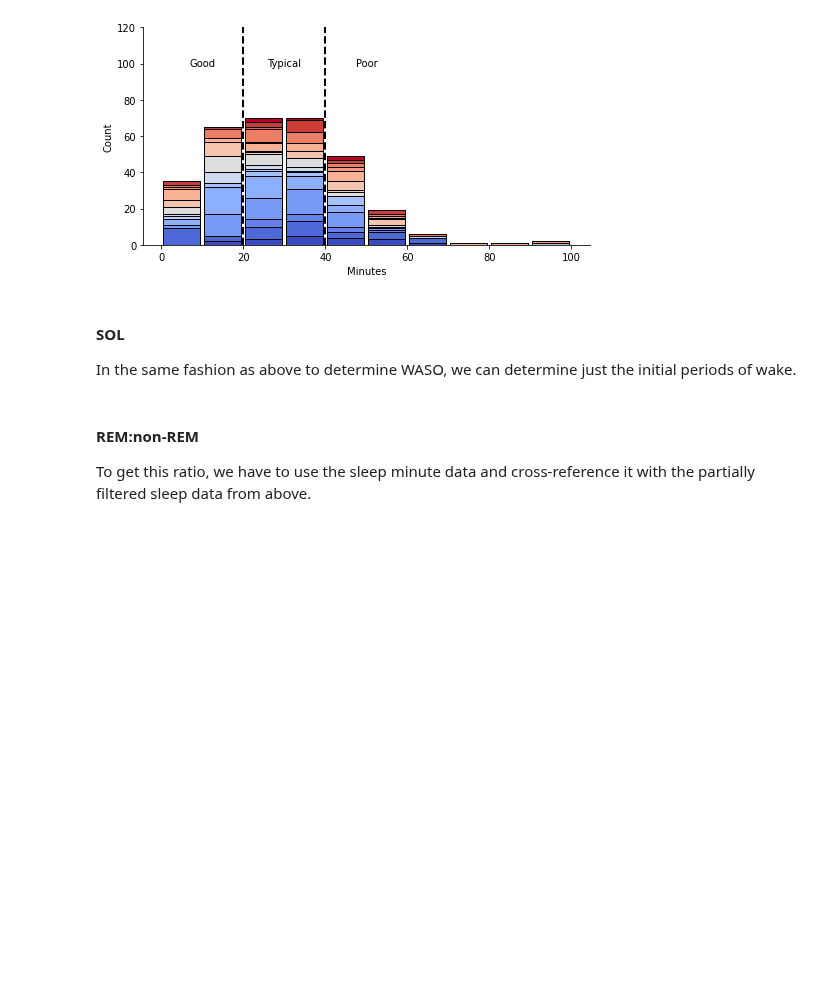
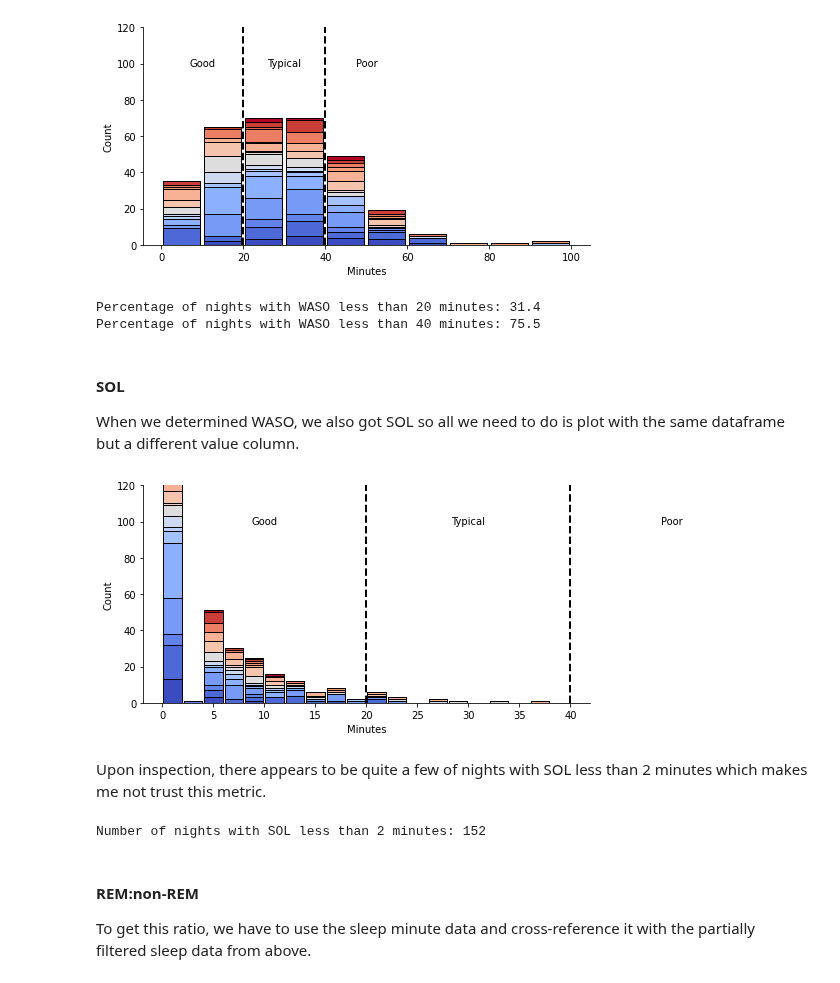
Before and after one commit to intelligent-environments-lab/utx000, a Jupyter notebook: notebooks/4.2.1-hef-fitbit-summary.ipynb, the cells around one changed output. Saved outputs shown, nothing was run; the diff lists cells and outputs as text; code cells hidden in the pictures; blank space fills up the shorter version.

Commit message:
updated sleep metric figures

```diff
--- a/notebooks/4.2.1-hef-fitbit-summary.ipynb
+++ b/notebooks/4.2.1-hef-fitbit-summary.ipynb
@@ -563,17 +578,17 @@ def get_waso(df, by_var='beiwe'):
 # %% [markdown]
 Now we get that WASO information and cross reference the nights with the partially filtered data so that we are only including the 318 nights for analysis.
 # %%
-waso_df = get_waso(sleep_stages)
-partial_waso_df = pd.DataFrame() # dataframe to hold the relevant sleep data
+sleep_metric_df = get_waso_and_sol(sleep_stages)
+partial_sleep_metric_df = pd.DataFrame() # dataframe to hold the relevant sleep data
 # looping through partially filtered data and merging dataframes on common start times
 for pt in partial_sleep_df['beiwe'].unique():
     partial_sleep_pt = partial_sleep_df[partial_sleep_df['beiwe'] == pt]
-    waso_pt = waso_df[waso_df['beiwe'] == pt]
-    waso_pt.drop(['beiwe'],axis=1,inplace=True)
+    sm_pt = sleep_metric_df[sleep_metric_df['beiwe'] == pt]
+    sm_pt.drop(['beiwe'],axis=1,inplace=True)
 
-    partial_waso_df = partial_waso_df.append(pd.merge(left=partial_sleep_pt,right=waso_pt,left_on='dateOfSleep',right_on='night',how='inner'))
+    partial_sleep_metric_df = partial_sleep_metric_df.append(pd.merge(left=partial_sleep_pt,right=sm_pt,left_on='dateOfSleep',right_on='night',how='inner'))
 
-print('Number of nights of WASO measurements:', len(partial_waso_df))
+print('Number of nights of WASO measurements:', len(partial_sleep_metric_df))
 # %% [output]
 Number of nights of WASO measurements: 318
 # %% [markdown]
@@ -597,9 +612,42 @@ plt.show()
 plt.close()
 # %% [output]
 [figure]
-# %% [markdown]
-#### SOL
-In the same fashion as above to determine WASO, we can determine just the initial periods of wake.
+# %%
+for cutoff in [20,40]:
+    waso_lt_cutoff = partial_waso_df[partial_waso_df['waso'] < cutoff]
+    print(f'Percentage of nights with WASO less than {cutoff} minutes:', round(len(waso_lt_cutoff)/len(partial_waso_df),3)*100)
+# %% [output]
+Percentage of nights with WASO less than 20 minutes: 31.4
+Percentage of nights with WASO less than 40 minutes: 75.5
+# %% [markdown]
+#### SOL
+When we determined WASO, we also got SOL so all we need to do is plot with the same dataframe but a different value column.
+# %%
+ax = plot_stacked_hist(partial_sleep_metric_df,'sol',[0,40],width=2)
+ax.set_ylabel('Count')
+ax.set_ylim([0,120])
+ax.set_xlabel('Minutes')
+for loc in ['right','top']:
+    ax.spines[loc].set_visible(False)
+
+ax.axvline(20,color='black',linestyle='dashed',linewidth=2)
+ax.axvline(40,color='black',linestyle='dashed',linewidth=2)
+ax.text(10,100,"Good",ha='center',va='center')
+ax.text(30,100,"Typical",ha='center',va='center')
+ax.text(50,100,"Poor",ha='center',va='center')
+
+plt.savefig('../reports/figures/bpeace2-fitbit_sleep_sol-stacked_hist.pdf')
+plt.show()
+plt.close()
+# %% [output]
+[figure, added]
+# %% [markdown]
+Upon inspection, there appears to be quite a few of nights with SOL less than 2 minutes which makes me not trust this metric.
+# %%
+sol_lt_2 = len(partial_sleep_metric_df[partial_sleep_metric_df['sol'] < 2])
+print('Number of nights with SOL less than 2 minutes:', sol_lt_2)
+# %% [output]
+Number of nights with SOL less than 2 minutes: 152
 # %% [markdown]
 #### REM:non-REM
 To get this ratio, we have to use the sleep minute data and cross-reference it with the partially filtered sleep data from above.
```
Also changed, not shown: parts of 4 cells of this notebook, 4 other files.
